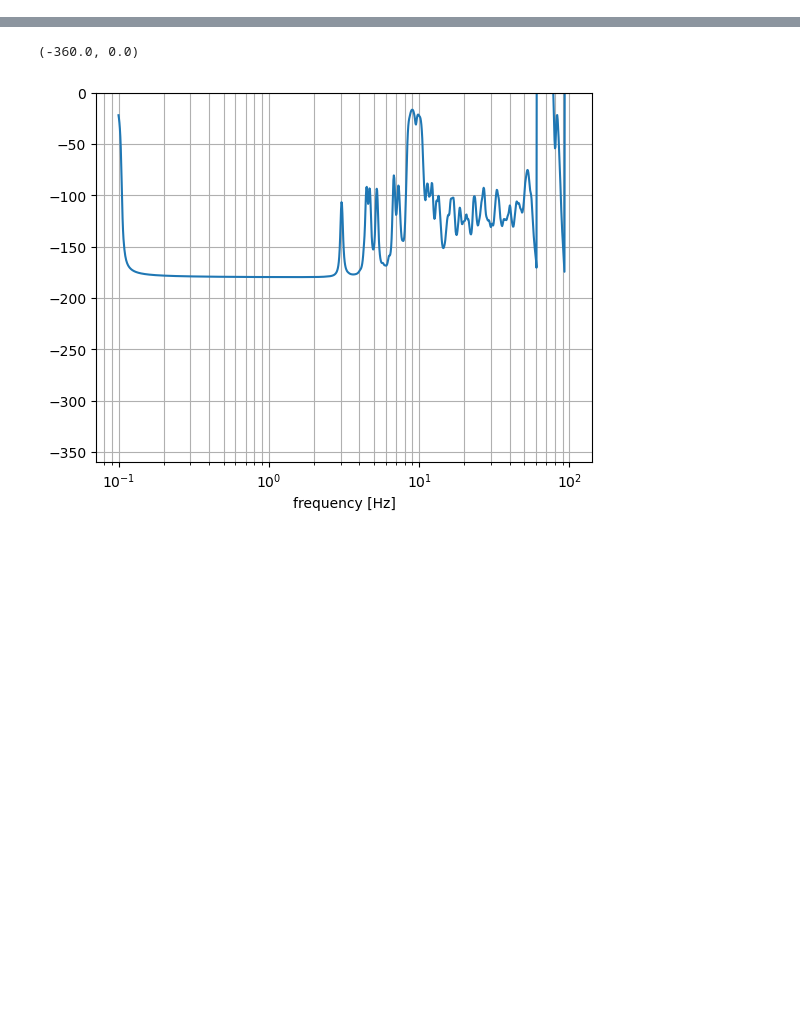
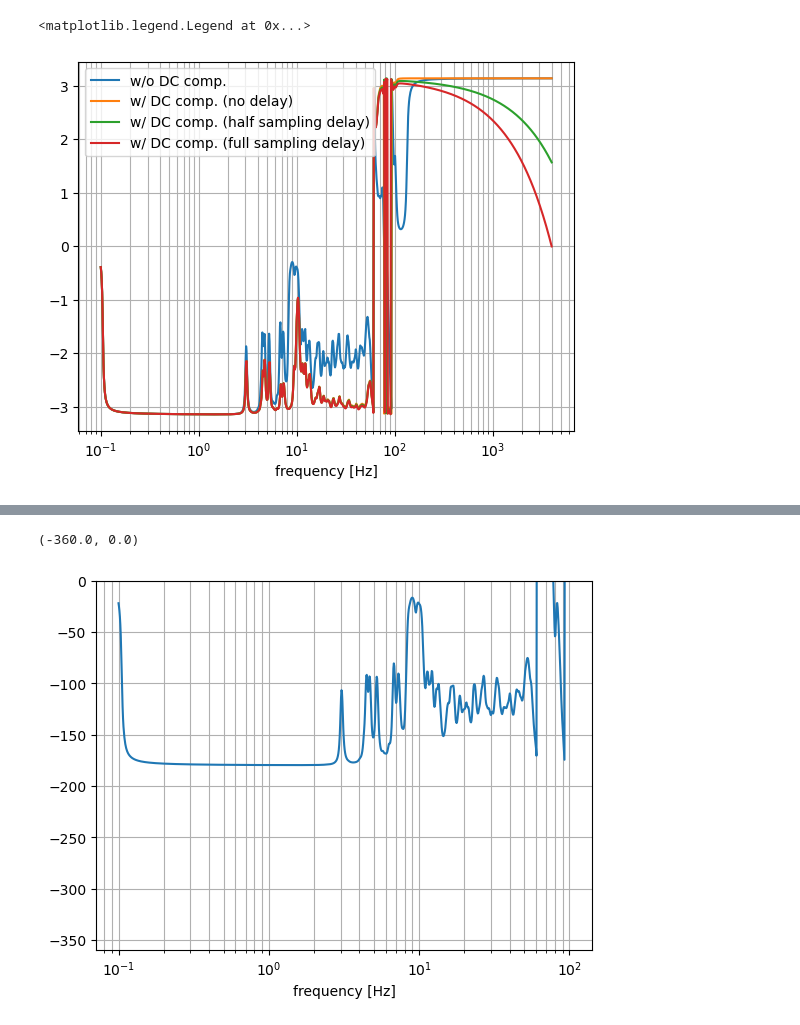
Before and after one commit to rodrigo-romano/dos-actors, a Jupyter notebook: grsim/asms/src/bin/transfer-functions/analytic/mount_el-tf.ipynb, the cells around one changed output, grey strips where cells are left out. Saved outputs shown, nothing was run; the diff lists cells and outputs as text; code cells hidden in the pictures; blank space fills up the shorter version.

```diff
--- a/grsim/asms/src/bin/transfer-functions/analytic/mount_el-tf.ipynb
+++ b/grsim/asms/src/bin/transfer-functions/analytic/mount_el-tf.ipynb
@@ -26,0 +51,21 @@ ax.set_label("Avg El Enc")
+# %%
+(nu,tf_rs) = np.load("mount_el_tf.pkl",allow_pickle=True)
+n = tf_rs[0][1]
+m = tf_rs[0][2]
+n,m
+res = [list(zip(*x[0])) for x in tf_rs]
+tf = np.dstack([np.asarray(x[0]).reshape(n,m,order="F") for x in res]) \
+     +1j*np.dstack([np.asarray(x[1]).reshape(n,m,order="F") for x in res])
+tfm = np.mean(tf,(0,1))
+fig,ax = plt.subplots()
+ax.semilogx(nu,np.angle(tfm),label="w/o DC comp.")
+ax.semilogx(nu,np.angle(tfm_dc),label="w/ DC comp. (no delay)")
+ax.semilogx(nu,np.angle(tfm_dch),label="w/ DC comp. (half sampling delay)")
+ax.semilogx(nu,np.angle(tfm_dcf),label="w/ DC comp. (full sampling delay)")
+ax.grid(which="both")
+ax.set_xlabel("frequency [Hz]")
+ax.set_label("Avg El Enc")
+ax.legend()
+# %% [output]
+<matplotlib.legend.Legend at 0x...>
+[figure, added]
```
Also changed, not shown: parts of 9 cells of this notebook, 10 other files.
